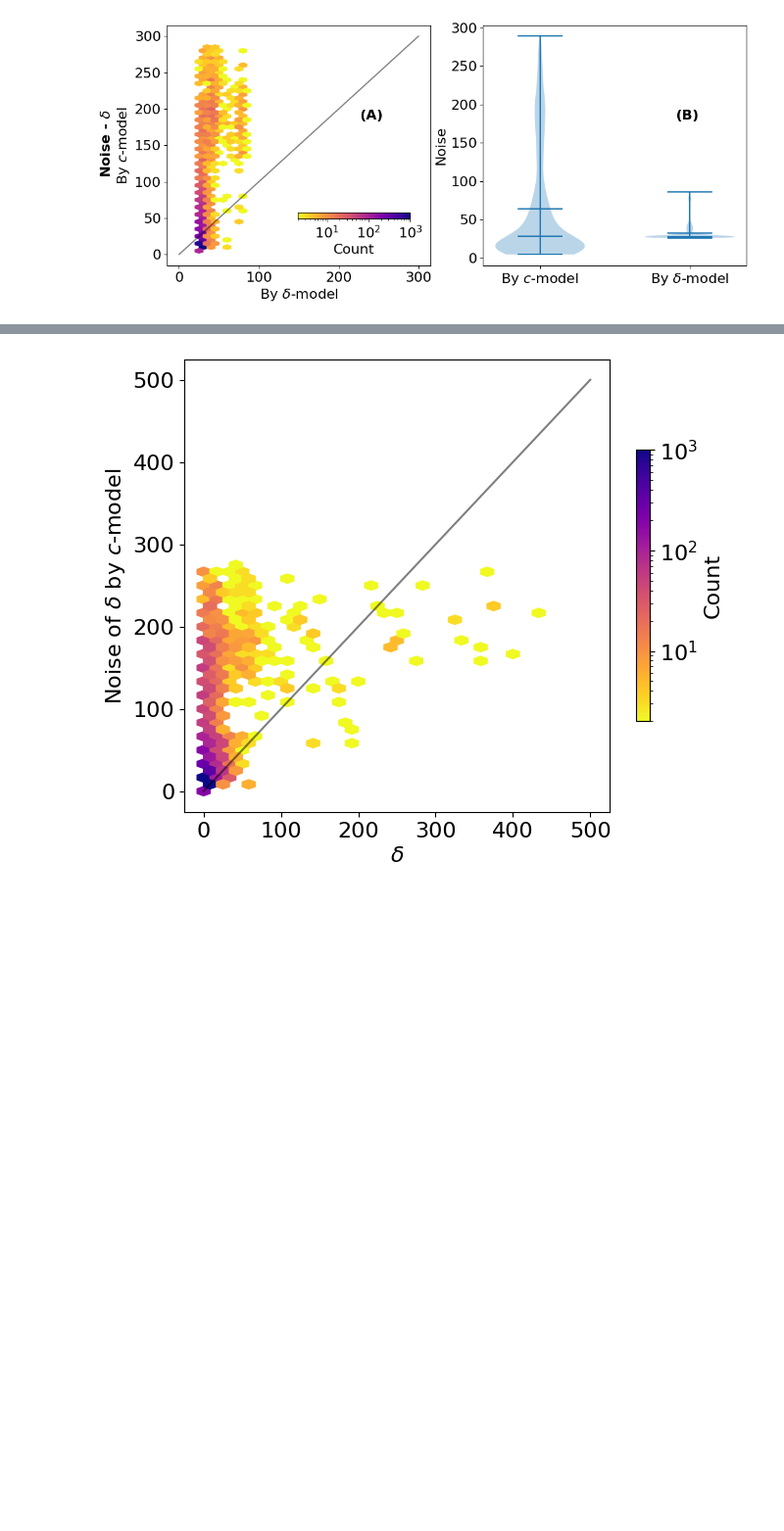
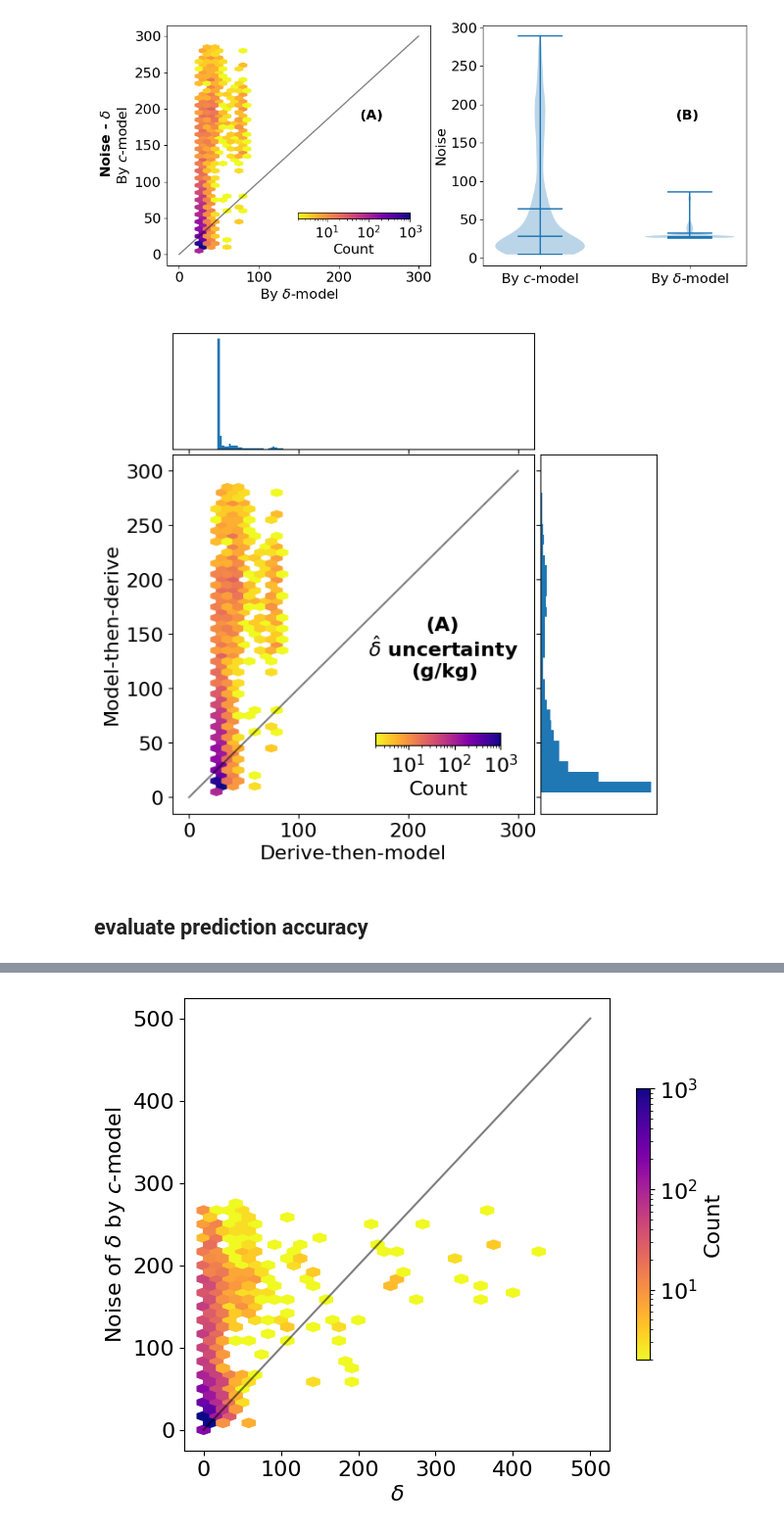
Before and after one commit to Meng2077/trend-with-uncertainty, a Jupyter notebook: 08b_evaluate_pair.pair.ipynb, the cells around one changed output, grey strips where cells are left out. Shown at 98% size. Cells and saved outputs as stored; diff of their text form; code cells hidden in the pictures; blank space fills up the shorter version.

Commit message:
switch to pred signal

```diff
--- a/08b_evaluate_pair.pair.ipynb
+++ b/08b_evaluate_pair.pair.ipynb
@@ -293,2 +209,56 @@ plt.show()
 # %% [output]
 [figure]
+# %%
+import matplotlib.pyplot as plt
+import matplotlib.gridspec as gridspec
+
+plt.rcParams.update({'font.size': 16})
+
+# ---- figure & layout --------------------------------------------------------
+fig = plt.figure(figsize=(7, 7))
+gs  = gridspec.GridSpec(
+        4, 4,                       # 4×4 grid
+        hspace=0.05, wspace=0.05,   # tight spacing
+)
+
+ax_hex   = fig.add_subplot(gs[1:, :-1])  # main hexbin (rows 1-3, cols 0-2)
+ax_xhist = fig.add_subplot(gs[0, :-1], sharex=ax_hex)  # top histogram
+ax_yhist = fig.add_subplot(gs[1:, -1], sharey=ax_hex)  # right histogram
+
+# ---- main hexbin ------------------------------------------------------------
+show_range = [0, 300]
+hb = ax_hex.hexbin(
+        test['pred_std'], test['noise_pnt'],
+        gridsize=(30, 30),
+        extent=[*show_range, *show_range],
+        cmap='plasma_r', mincnt=2, vmax=1000, bins='log'
+)
+ax_hex.plot(show_range, show_range, "-k", alpha=0.5)
+ax_hex.set_xlabel('Derive-then-model')
+ax_hex.set_ylabel('Model-then-derive')
+ax_hex.text(0.70, 0.55, '(A)', transform=ax_hex.transAxes,fontweight='bold', va='top')
+ax_hex.text(0.54, 0.50, r'$\hat{\delta}$ uncertainty', transform=ax_hex.transAxes,fontweight='bold', va='top')
+ax_hex.text(0.66, 0.42, r'(g/kg)', transform=ax_hex.transAxes,fontweight='bold', va='top')
+
+
+# colour-bar
+cbar_ax = fig.add_axes([0.45, 0.22, 0.2, 0.02])
+cb = fig.colorbar(hb, cax=cbar_ax, orientation='horizontal')
+cb.set_label('Count')
+
+# ---- marginal histograms ----------------------------------------------------
+bins = 30
+ax_xhist.hist(test['pred_std'].dropna(), bins=bins, density=True, edgecolor='none')
+ax_yhist.hist(test['noise_pnt'].dropna(), bins=bins, density=True,orientation='horizontal', edgecolor='none')
+ax_xhist.tick_params(axis='y', which='both', left=False, labelleft=False)
+ax_yhist.tick_params(axis='x', which='both', bottom=False, labelbottom=False)
+
+ax_xhist.tick_params(axis='x', labelbottom=False)
+ax_yhist.tick_params(axis='y', labelleft=False)
+
+plt.savefig(f'./figure/plot_mdl.compare_noise.{prop}.svg', bbox_inches='tight')
+plt.show()
+# %% [output]
+[figure, added]
+# %% [markdown]
+## evaluate prediction accuracy
```
Also changed, not shown: parts of 8 cells of this notebook, 5 other files.
